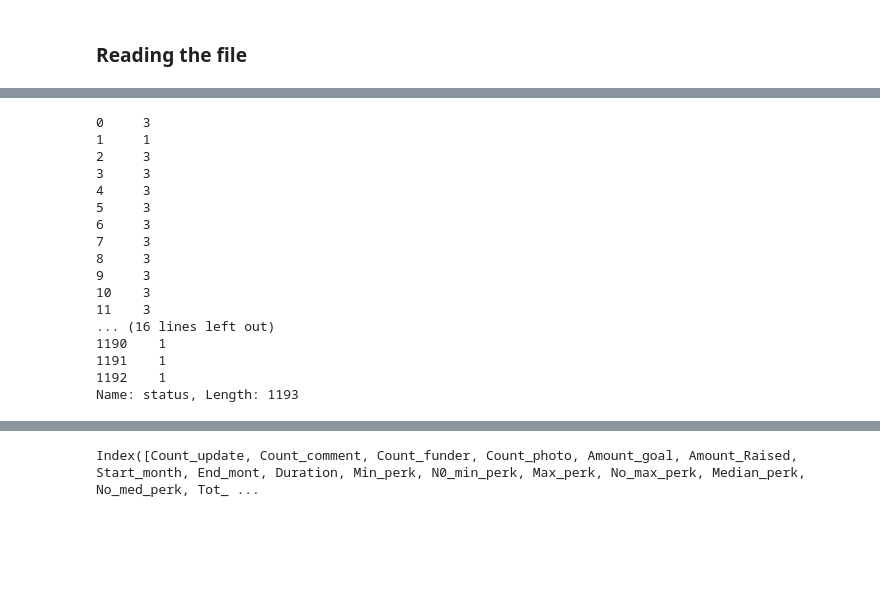
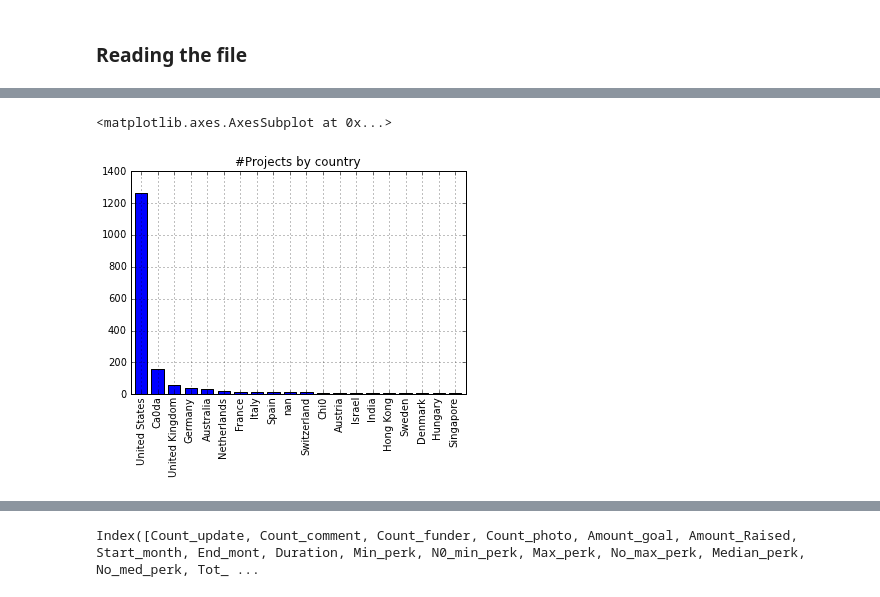
Before and after one commit to sonalisharma/pythonseminar, a Jupyter notebook: FinalProject/Notebooks/Regression-Logistic classification.ipynb, the cells around one changed output, grey strips where cells are left out. Saved outputs shown, nothing was run; the diff lists cells and outputs as text; code cells hidden in the pictures; blank space fills up the shorter version.

```diff
--- a/FinalProject/Notebooks/Regression-Logistic classification.ipynb
+++ b/FinalProject/Notebooks/Regression-Logistic classification.ipynb
@@ -111,21 +842,6 @@ countries
-# %%
-data['recoded_country']
-data['status']
-# %% [output]
-0     3
-1     1
-2     3
-3     3
-4     3
-5     3
-6     3
-7     3
-8     3
-9     3
-10    3
-11    3
-... (16 lines left out)
-1190    1
-1191    1
-1192    1
-Name: status, Length: 1193
+# %%
+d = data['County'].value_counts()[:20]
+d.plot(kind="bar",title="#Projects by country",color="blue")
+# %% [output]
+<matplotlib.axes.AxesSubplot at 0x...>
+[figure, added]
```
Also changed, not shown: parts of 41 cells of this notebook, 1 other file.
